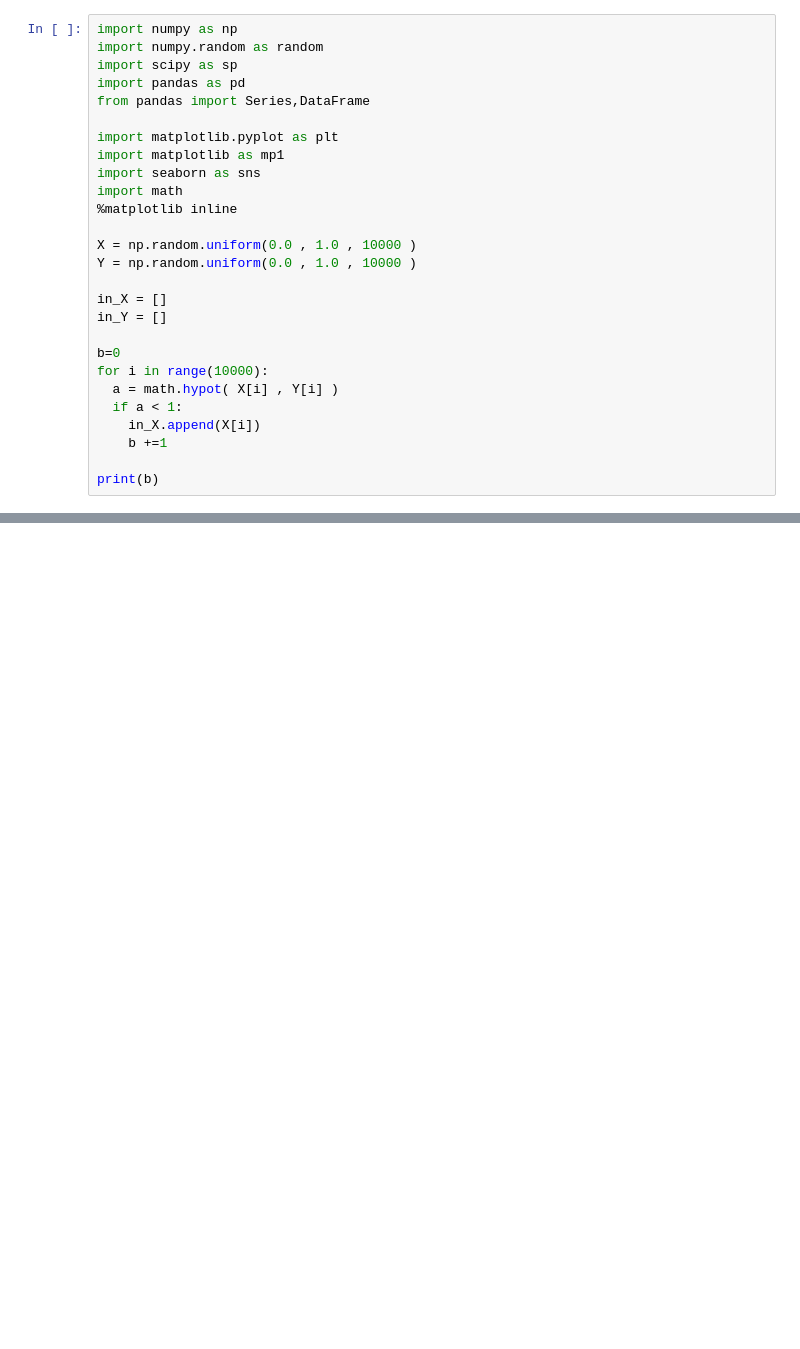
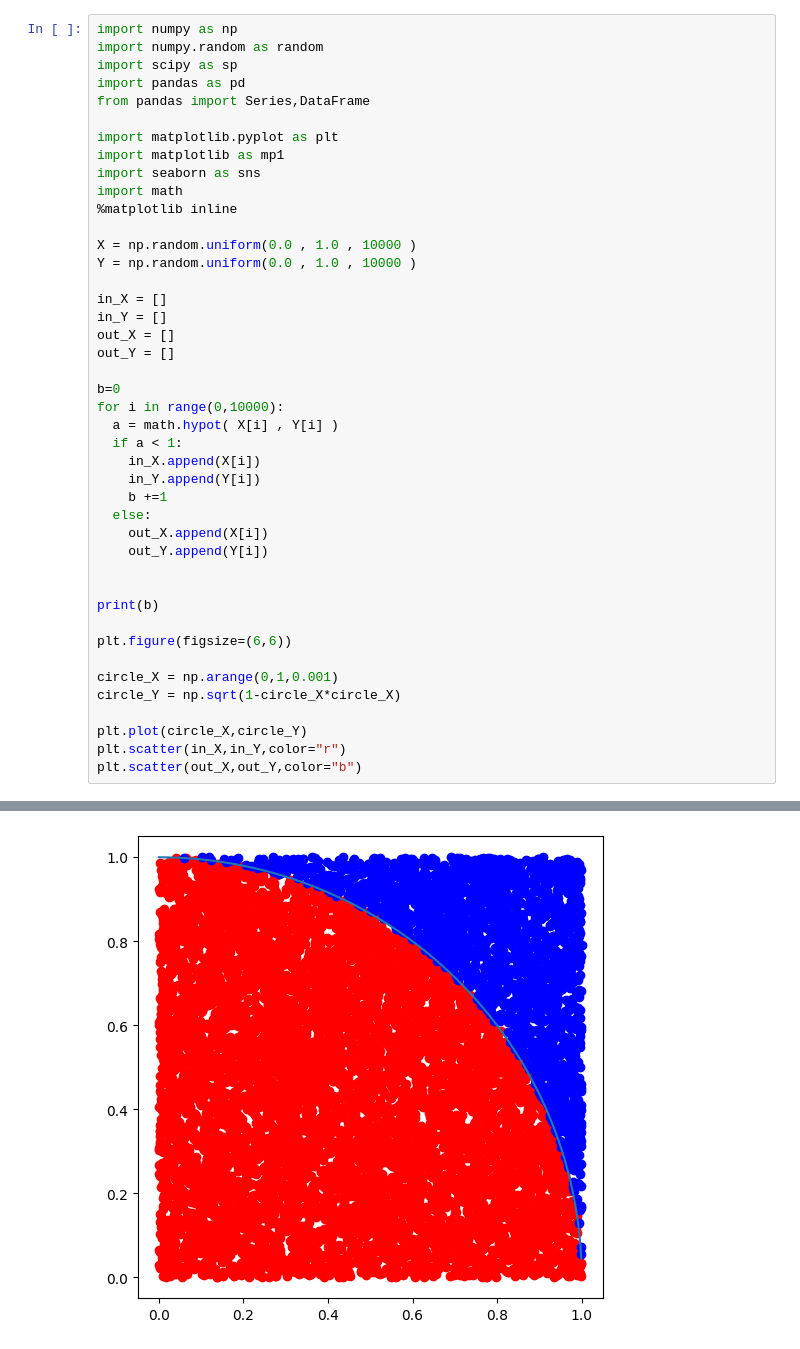
Before and after one commit to KondoKoyo/EU_M_Math, a Jupyter notebook: chap02_cm_02.ipynb, the cells around one changed output, grey strips where cells are left out. Saved outputs shown, nothing was run; the diff lists cells and outputs as text; blank space fills up the shorter version.

```diff
--- a/chap02_cm_02.ipynb
+++ b/chap02_cm_02.ipynb
@@ -18,13 +18,29 @@ Y = np.random.uniform(0.0 , 1.0 , 10000 )
 
 in_X = []
 in_Y = []
+out_X = []
+out_Y = []
 
 b=0
-for i in range(10000):
+for i in range(0,10000):
   a = math.hypot( X[i] , Y[i] )
   if a < 1:
     in_X.append(X[i])
+    in_Y.append(Y[i])
     b +=1
+  else:
+    out_X.append(X[i])
+    out_Y.append(Y[i])
+
 
 print(b)
+
+plt.figure(figsize=(6,6))
+
+circle_X = np.arange(0,1,0.001)
+circle_Y = np.sqrt(1-circle_X*circle_X)
+
+plt.plot(circle_X,circle_Y)
+plt.scatter(in_X,in_Y,color="r")
+plt.scatter(out_X,out_Y,color="b")
 # %% [output]
@@ -31,0 +49 @@ print(b)
+[figure, added]
```
Also changed, not shown: parts of 1 cell of this notebook.
